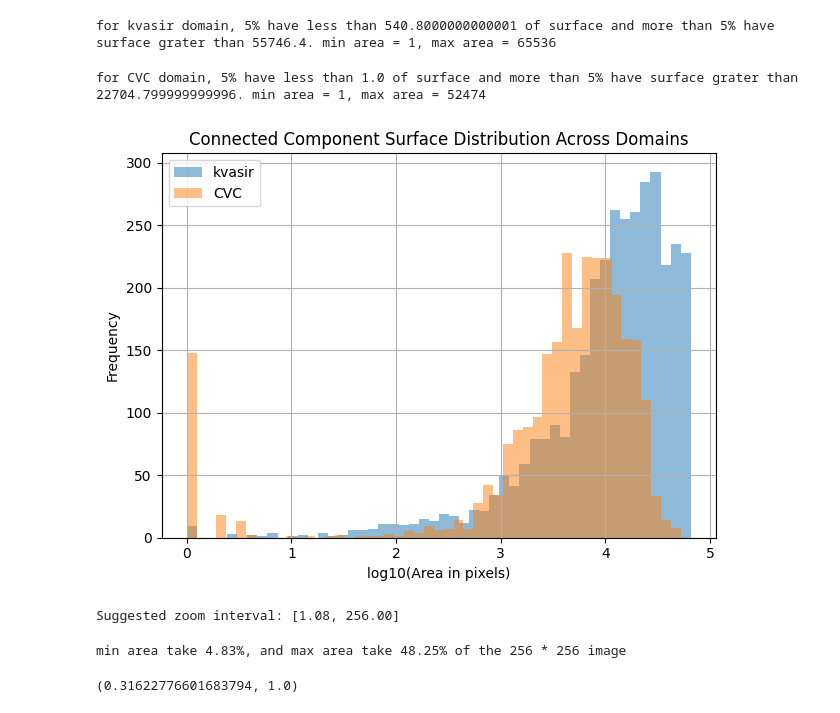
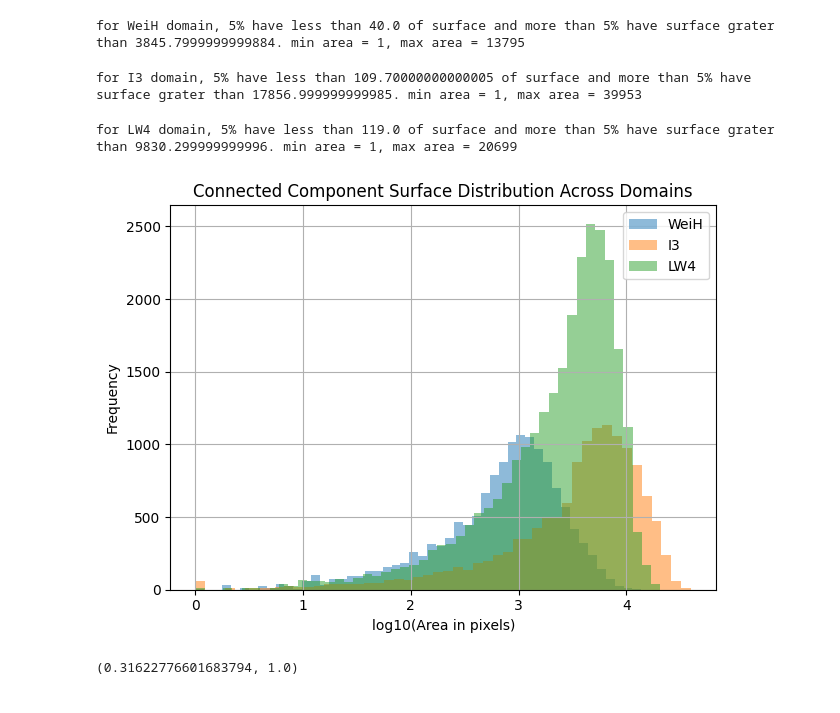
Before and after one commit to Momo1505/PRISM_UDA_3D, a Jupyter notebook: experiment.ipynb, the cells around one changed output. Saved outputs shown, nothing was run; the diff lists cells and outputs as text; code cells hidden in the pictures.

```diff
--- a/experiment.ipynb
+++ b/experiment.ipynb
@@ -13,15 +0,0 @@ Suggested zoom interval: [4.47, 256.00]
-# %%
-# for shape 256 * 256
-plot_surface_dist(["kvasir","CVC"])
-# %% [output]
-for kvasir domain, 5% have less than 540.8000000000001 of surface and more than 5% have surface grater than 55746.4. min area = 1, max area = 65536
-for CVC domain, 5% have less than 1.0 of surface and more than 5% have surface grater than 22704.799999999996. min area = 1, max area = 52474
-[figure, removed]
-Suggested zoom interval: [1.08, 256.00]
-# %%
-original_shape = 256*256
-min_area = 10 ** 3.5
-max_area = 10 ** 4.5
-print(f"min area take {min_area / original_shape * 100:.2f}%, and max area take {max_area / original_shape * 100:.2f}% of the 256 * 256 image")
-# %% [output]
-min area take 4.83%, and max area take 48.25% of the 256 * 256 image
@@ -27,0 +7,7 @@ min area take 4.83%, and max area take 48.25% of the 256 * 256 image
+# %%
+plot_surface_dist(["WeiH","I3","LW4"])
+# %% [output]
+for WeiH domain, 5% have less than 40.0 of surface and more than 5% have surface grater than 3845.7999999999884. min area = 1, max area = 13795
+for I3 domain, 5% have less than 109.70000000000005 of surface and more than 5% have surface grater than 17856.999999999985. min area = 1, max area = 39953
+for LW4 domain, 5% have less than 119.0 of surface and more than 5% have surface grater than 9830.299999999996. min area = 1, max area = 20699
+[figure, added]
```
Also changed, not shown: parts of 13 cells of this notebook, 26 other files.
